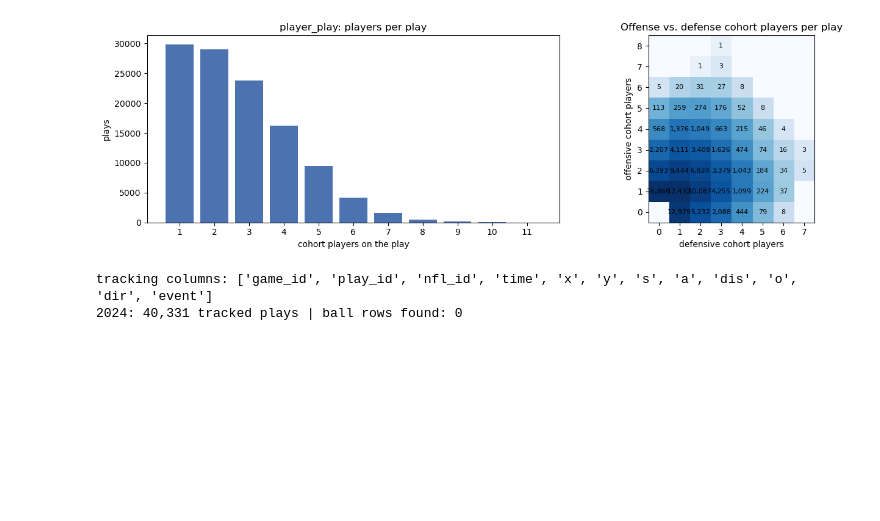
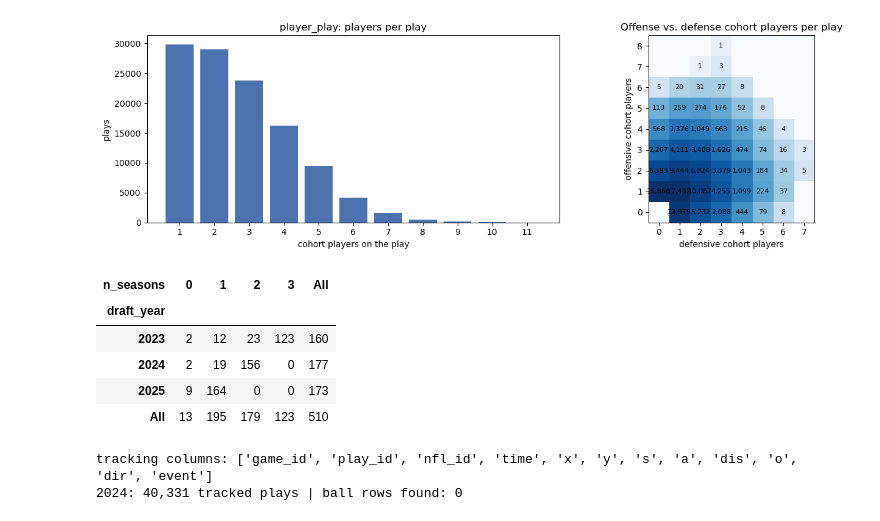
Before and after one commit to Ro-Yadav/USC-NFL-Big-Data-Bowl-2027, a Jupyter notebook: Ben_EDA/play_viz.ipynb, the cells around one changed output. Saved outputs shown, nothing was run; the diff lists cells and outputs as text; code cells hidden in the pictures; blank space fills up the shorter version.

Commit message:
added year breakdown

```diff
--- a/Ben_EDA/play_viz.ipynb
+++ b/Ben_EDA/play_viz.ipynb
@@ -76,6 +76,28 @@ plt.tight_layout(); plt.show()
 |  | count | mean | std | min | 25% | 50% | 75% | max |
 | players per play | 114954.0 | 2.73 | 1.56 | 1.0 | 1.0 | 2.0 | 4.0 | 11.0 |
 [figure]
+# %%
+# Seasons each player appears in (from player_play joined to games)
+seasons_per_player = (pp.groupby("nfl_id")["season"]
+                        .agg(n_seasons="nunique",
+                             seasons=lambda s: ",".join(map(str, sorted(s.unique())))))
+
+# Join to all players so zero-season players are included
+yrs = (players[["nfl_id", "display_name", "draft_year"]]
+       .merge(seasons_per_player, on="nfl_id", how="left")
+       .fillna({"n_seasons": 0, "seasons": "none"}))
+yrs["n_seasons"] = yrs["n_seasons"].astype(int)
+yrs["max_possible"] = 2025 - yrs["draft_year"] + 1
+
+# Count of players by draft class × seasons represented
+pd.crosstab(yrs["draft_year"], yrs["n_seasons"], margins=True)
+# %% [output]
+| n_seasons | 0 | 1 | 2 | 3 | All |
+| draft_year |  |  |  |  |  |
+| 2023 | 2 | 12 | 23 | 123 | 160 |
+| 2024 | 2 | 19 | 156 | 0 | 177 |
+| 2025 | 9 | 164 | 0 | 0 | 173 |
+| All | 13 | 195 | 179 | 123 | 510 |
 # %%
 # Confirm against the tracking file itself (one season; only 3 small columns are read)
 CHECK_SEASON = 2024
```
